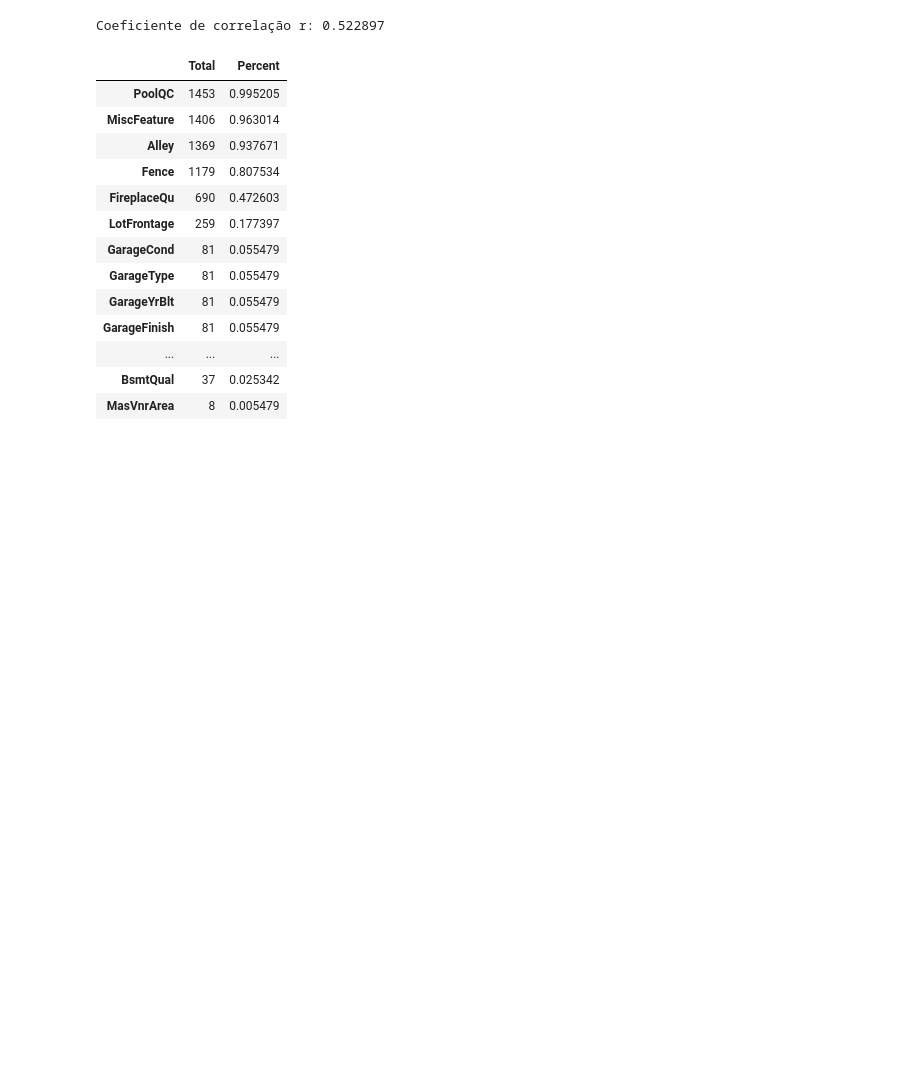
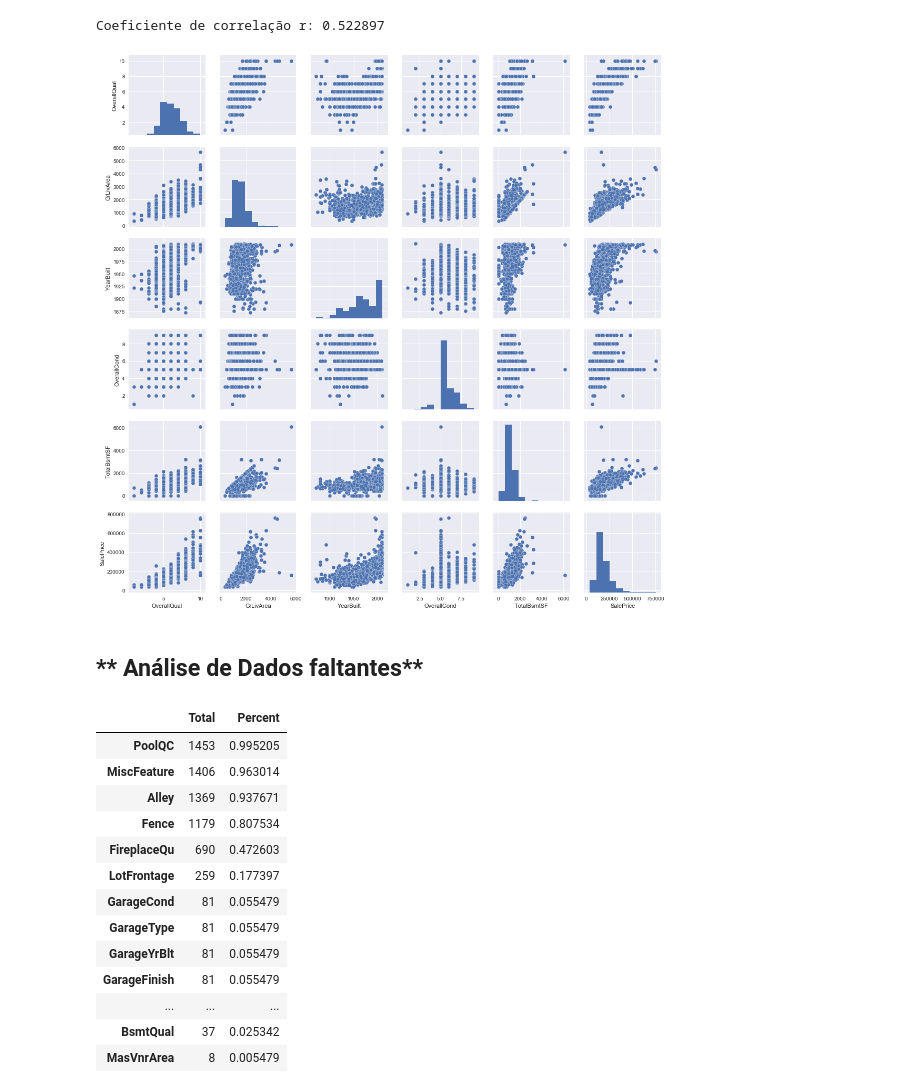
Before and after one commit to ticiana/Analise-de-Dados-Regressao, a Jupyter notebook: house_prices.ipynb, the cells around one changed output. Saved outputs shown, nothing was run; the diff lists cells and outputs as text; code cells hidden in the pictures; blank space fills up the shorter version.

Commit message:
Estudo do comportamento das variáveis do problema House Prices do Kaggle

```diff
--- a/house_prices.ipynb
+++ b/house_prices.ipynb
@@ -133,5 +142,16 @@ print("Coeficiente de correlação r: %f" % data.SalePrice.corr(data.YearBuilt))
 # %% [output]
 Coeficiente de correlação r: 0.522897
+# %%
+#scatterplot de todos por todos.
+sns.set()
+new = data[['OverallQual', 'GrLivArea', 'YearBuilt',
+            'OverallCond', 'TotalBsmtSF', 'SalePrice']].copy()
+sns.pairplot(new, size = 2.5)
+plt.show();
+# %% [output]
+[figure, added]
+# %% [markdown]
+## ** Análise de Dados faltantes**
 # %%
 #Estudo da quantidade de atributos que tem valores nulo
 #Geralmente, se um atributo tem mais de 50% dos seus valores nulo, é um bom candidato a ser descartado para diminuir a dimensionalidade
```
Also changed, not shown: parts of 10 cells of this notebook.
